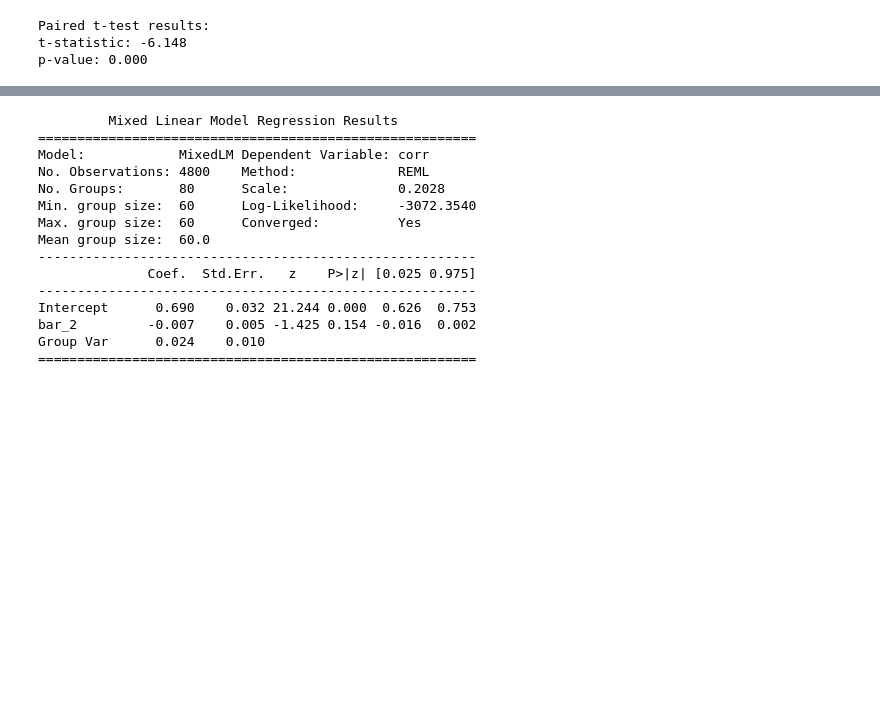
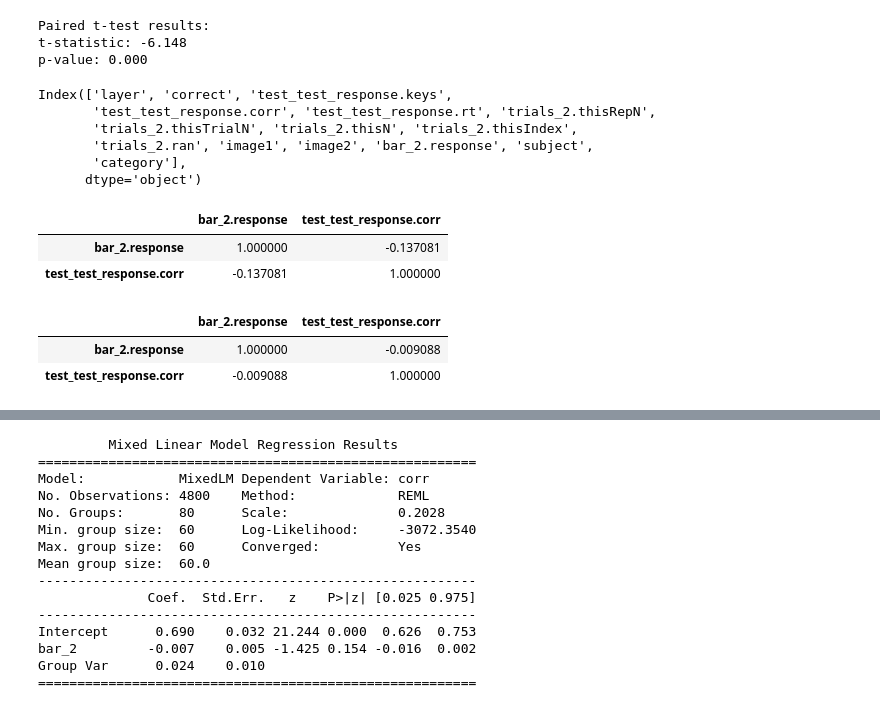
Before and after one commit to edenjenzohar/visual_memory_representation, a Jupyter notebook: functions/multicategory memory representation/experiment analysis/parse_results_same_day_encoding_and_testing.ipynb, the cells around one changed output, grey strips where cells are left out. Cells and saved outputs as stored; diff of their text form; code cells hidden in the pictures; blank space fills up the shorter version.

```diff
--- a/functions/multicategory memory representation/experiment analysis/parse_results_same_day_encoding_and_testing.ipynb
+++ b/functions/multicategory memory representation/experiment analysis/parse_results_same_day_encoding_and_testing.ipynb
@@ -820,6 +820,30 @@ print(f'p-value: {p_value:.3f}')
 Paired t-test results:
 t-statistic: -6.148
 p-value: 0.000
+# %%
+all_subjects_test_df.columns
+# %% [output]
+Index(['layer', 'correct', 'test_test_response.keys',
+       'test_test_response.corr', 'test_test_response.rt', 'trials_2.thisRepN',
+       'trials_2.thisTrialN', 'trials_2.thisN', 'trials_2.thisIndex',
+       'trials_2.ran', 'image1', 'image2', 'bar_2.response', 'subject',
+       'category'],
+      dtype='object')
+# %%
+#stas suggestion: for each participant calculate the averasge perceptual similarity based on the ratings vs accuracy seperastely for each distractor type:
+
+layer0_df_rating_accuracy = all_subjects_test_df[all_subjects_test_df['layer']==0].groupby(['subject']).aggregate({'bar_2.response':'mean','test_test_response.corr':'mean'}).corr()
+display(layer0_df_rating_accuracy)
+
+layer6_df_rating_accuracy = all_subjects_test_df[all_subjects_test_df['layer']==1].groupby(['subject']).aggregate({'bar_2.response':'mean','test_test_response.corr':'mean'}).corr()
+display(layer6_df_rating_accuracy)
+# %% [output]
+|  | bar_2.response | test_test_response.corr |
+| bar_2.response | 1.000000 | -0.137081 |
+| test_test_response.corr | -0.137081 | 1.000000 |
+|  | bar_2.response | test_test_response.corr |
+| bar_2.response | 1.000000 | -0.009088 |
+| test_test_response.corr | -0.009088 | 1.000000 |
 # %%
 simillarity_df = pd.DataFrame([])
 for cat in ['badlands','bridge','golf_course','highway','mountain','playground']:
```
Also changed, not shown: parts of 14 cells of this notebook.
